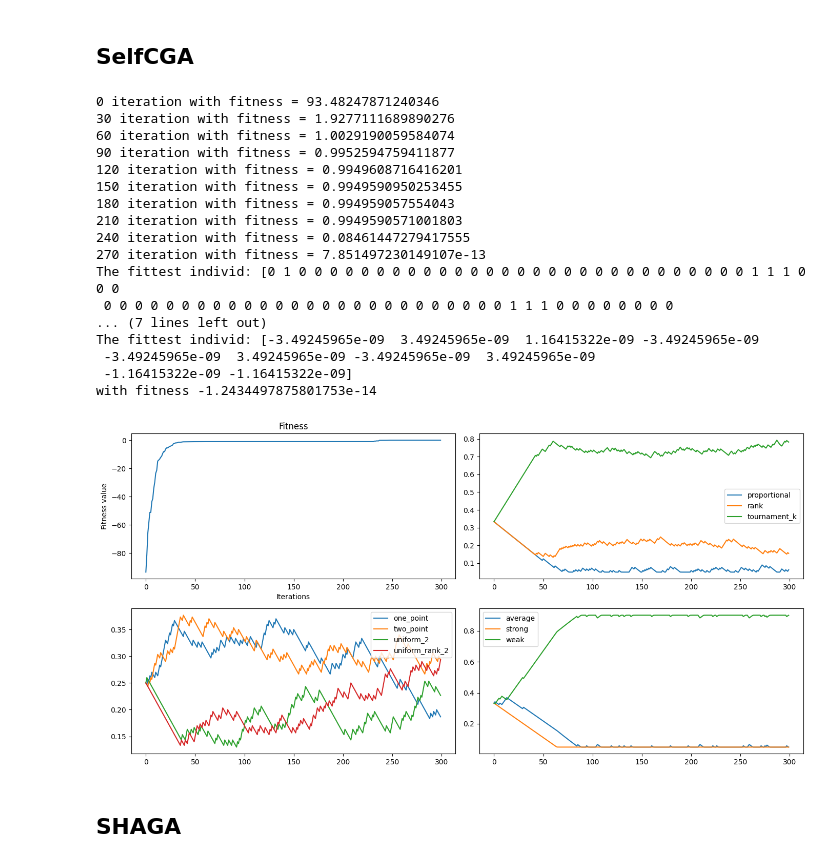
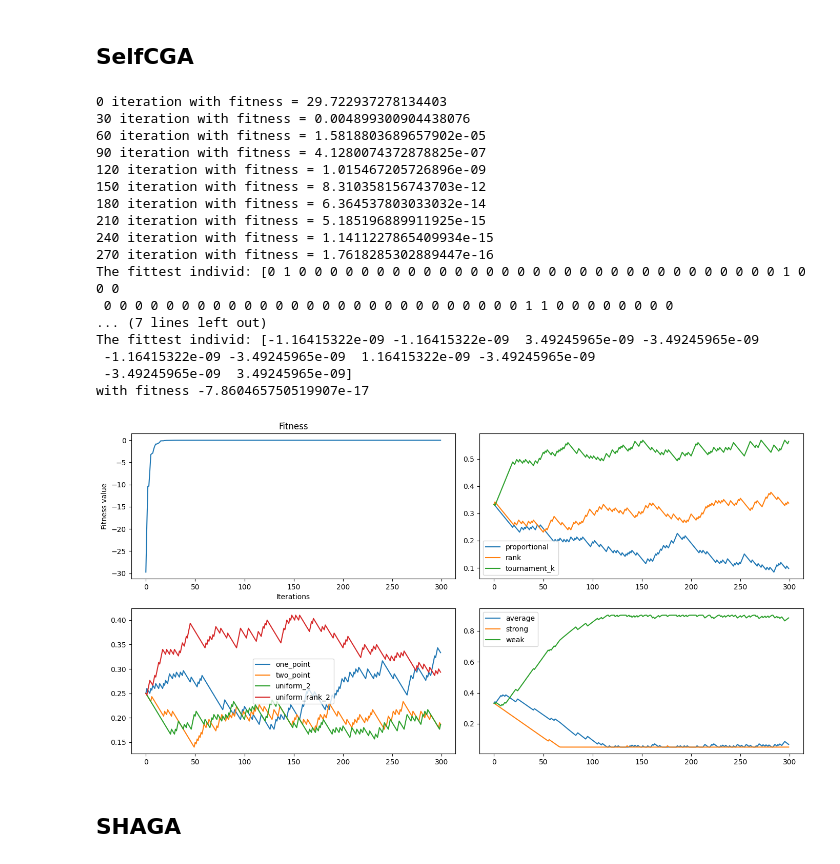
Before and after one commit to sherstpasha/thefittest-notebooks, a Jupyter notebook: genetic_algorithm_binary_rastrigin_custom_problems.ipynb, the cells around one changed output. Drawn from its saved outputs; the diff is of its cells as text; code cells hidden in the pictures.

```diff
--- a/genetic_algorithm_binary_rastrigin_custom_problems.ipynb
+++ b/genetic_algorithm_binary_rastrigin_custom_problems.ipynb
@@ -176,7 +176,7 @@ import numpy as np
 from collections import defaultdict
 from thefittest.optimizers import SelfCGA
 from thefittest.tools.transformations import GrayCode
-from thefittest.benchmarks import Rastrigin
+from thefittest.benchmarks import Sphere
 import matplotlib.pyplot as plt
 
 
@@ -198,19 +198,19 @@ parts = np.full(
 genotype_to_phenotype = GrayCode(fit_by='parts').fit(left=left_border_array,
                                                      right=right_border_array,
                                                      arg=parts)
-optimizer = SelfCGA(fitness_function=Rastrigin(),
-                         genotype_to_phenotype=genotype_to_phenotype.transform,
-                         iters=number_of_iterations,
-                         pop_size=population_size,
-                         str_len=sum(parts),
-                         show_progress_each=30,
-                         minimization=True,
-                         selections=("tournament_k", "rank", "proportional"),
-                         crossovers=("two_point", "one_point", "uniform_2", "uniform_rank_2"),
-                         mutations=("weak", "average", "strong"),
-                         tour_size=5,
-                         K=4,
-                         keep_history=True)
+optimizer = SelfCGA(fitness_function=Sphere(),
+                    genotype_to_phenotype=genotype_to_phenotype.transform,
+                    iters=number_of_iterations,
+                    pop_size=population_size,
+                    str_len=sum(parts),
+                    show_progress_each=30,
+                    minimization=True,
+                    selections=("tournament_k", "rank", "proportional"),
+                    crossovers=("two_point", "one_point", "uniform_2", "uniform_rank_2"),
+                    mutations=("weak", "average", "strong"),
+                    tour_size=5,
+                    K=4,
+                    keep_history=True)
 
 optimizer.fit()
 
@@ -232,50 +232,50 @@ selectiom_proba = defaultdict(list)
 for i in range(number_of_iterations):
     for key, value in stats['s_proba'][i].items():
         selectiom_proba[key].append(value)
 
 for key, value in selectiom_proba.items():
     ax[0][1].plot(range(number_of_iterations), value, label = key)
 ax[0][1].legend()
 
 crossover_proba = defaultdict(list)
 for i in range(number_of_iterations):
     for key, value in stats['c_proba'][i].items():
         crossover_proba[key].append(value)
 
 for key, value in crossover_proba.items():
     ax[1][0].plot(range(number_of_iterations), value, label = key)
 ax[1][0].legend()
 
 mutation_proba = defaultdict(list)
 for i in range(number_of_iterations):
     for key, value in stats['m_proba'][i].items():
         mutation_proba[key].append(value)
 
 for key, value in mutation_proba.items():
     ax[1][1].plot(range(number_of_iterations), value, label = key)
 ax[1][1].legend()
 
 plt.tight_layout()
 plt.show()
 # %% [output]
-0 iteration with fitness = 93.48247871240346
-30 iteration with fitness = 1.9277111689890276
-60 iteration with fitness = 1.0029190059584074
-90 iteration with fitness = 0.9952594759411877
-120 iteration with fitness = 0.9949608716416201
-150 iteration with fitness = 0.9949590950253455
-180 iteration with fitness = 0.994959057554043
-210 iteration with fitness = 0.9949590571001803
-240 iteration with fitness = 0.08461447279417555
-270 iteration with fitness = 7.851497230149107e-13
-The fittest individ: [0 1 0 0 0 0 0 0 0 0 0 0 0 0 0 0 0 0 0 0 0 0 0 0 0 0 0 0 0 0 0 1 1 1 0 0 0
- 0 0 0 0 0 0 0 0 0 0 0 0 0 0 0 0 0 0 0 0 0 0 0 0 0 0 1 1 1 0 0 0 0 0 0 0 0
+0 iteration with fitness = 29.722937278134403
+30 iteration with fitness = 0.004899300904438076
+60 iteration with fitness = 1.5818803689657902e-05
+90 iteration with fitness = 4.1280074372878825e-07
+120 iteration with fitness = 1.015467205726896e-09
+150 iteration with fitness = 8.310358156743703e-12
+180 iteration with fitness = 6.364537803033032e-14
+210 iteration with fitness = 5.185196889911925e-15
+240 iteration with fitness = 1.1411227865409934e-15
+270 iteration with fitness = 1.7618285302889447e-16
+The fittest individ: [0 1 0 0 0 0 0 0 0 0 0 0 0 0 0 0 0 0 0 0 0 0 0 0 0 0 0 0 0 0 0 0 0 1 0 0 0
+ 0 0 0 0 0 0 0 0 0 0 0 0 0 0 0 0 0 0 0 0 0 0 0 0 0 0 0 1 1 0 0 0 0 0 0 0 0
 ... (7 lines left out)
-The fittest individ: [-3.49245965e-09  3.49245965e-09  1.16415322e-09 -3.49245965e-09
- -3.49245965e-09  3.49245965e-09 -3.49245965e-09  3.49245965e-09
- -1.16415322e-09 -1.16415322e-09]
-with fitness -1.2434497875801753e-14
+The fittest individ: [-1.16415322e-09 -1.16415322e-09  3.49245965e-09 -3.49245965e-09
+ -1.16415322e-09 -3.49245965e-09  1.16415322e-09 -3.49245965e-09
+ -3.49245965e-09  3.49245965e-09]
+with fitness -7.860465750519907e-17
-[figure, old version]
+[figure, new version]
 # %% [markdown]
 ## SHAGA
 # %%
```
Also changed, not shown: parts of 4 cells of this notebook, 1 other file.
